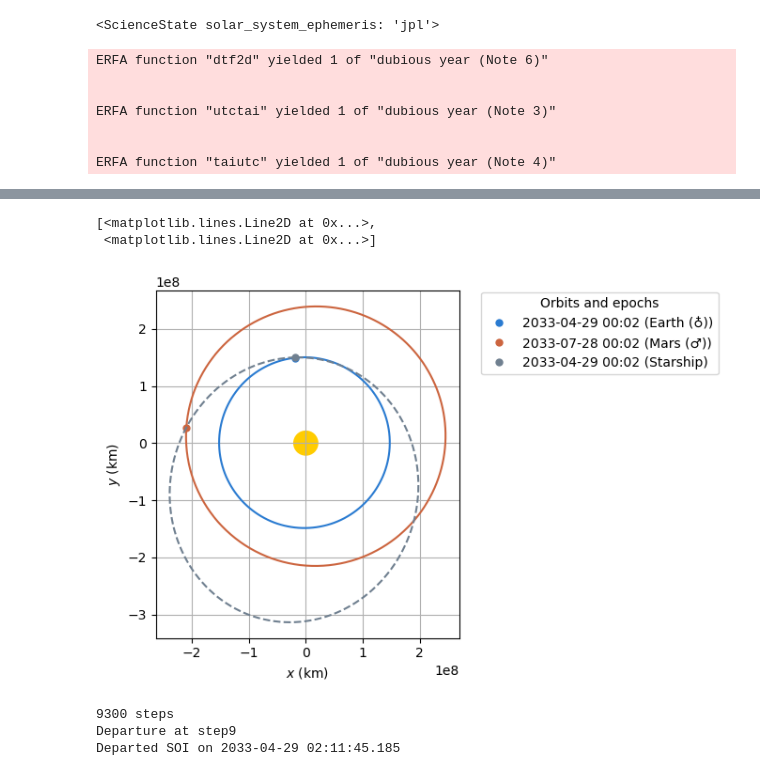
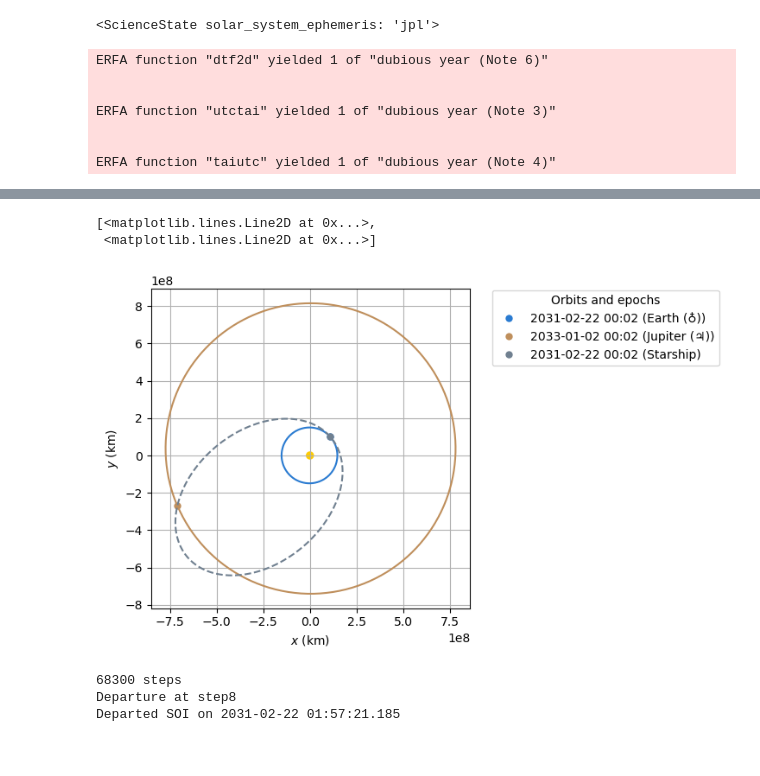
Before and after one commit to jackSN8/mars-3-months, a Jupyter notebook: trajectories/general_trajectory.ipynb, the cells around one changed output, grey strips where cells are left out. Saved outputs shown, nothing was run; the diff lists cells and outputs as text; code cells hidden in the pictures.

```diff
--- a/trajectories/general_trajectory.ipynb
+++ b/trajectories/general_trajectory.ipynb
@@ -43,7 +43,7 @@ solar_system_ephemeris.set("jpl")
 
 #launch from body_1 to body_2
 body_1 = Earth
-body_2 = Mars
+body_2 = Jupiter
 
 
 #starship specs
@@ -61,10 +61,10 @@ boiloff = 0#0
 
 
 #solve for a minimum ejection DV given a time period
-transitTime = 90*u.day
+transitTime = 680*u.day
 resolution = 1*u.day
-start_date = time.Time("2032-02-15 00:01", scale="utc").tdb
-end_date = time.Time("2034-02-17 00:01", scale="utc").tdb
+start_date = time.Time("2030-02-15 00:01", scale="utc").tdb
+end_date = time.Time("2032-02-17 00:01", scale="utc").tdb
 
 ephem_1 = Ephem.from_body(body_1, time_range(start_date, end=end_date+transitTime))
 ephem_2 = Ephem.from_body(body_2, time_range(start_date, end=end_date+transitTime))
@@ -133,6 +133,6 @@ arrival at Mars (♂) on 2033-07-28 00:02:09.185
 [<matplotlib.lines.Line2D at 0x...>,
  <matplotlib.lines.Line2D at 0x...>]
-[figure, old version]
+[figure, new version]
 # %%
 #calculate total boiloff during trip
 starship_albedo = 0.1
@@ -171,9 +171,9 @@ for i in range(steps):
 
 print(f"Departed SOI on {soi_change_point}")
 # %% [output]
-9300 steps
-Departure at step9
-Departed SOI on 2033-04-29 02:11:45.185
+68300 steps
+Departure at step8
+Departed SOI on 2031-02-22 01:57:21.185
 # %%
 ss_final = lowest_orb.propagate(soi_change_point-date_launch)
 
```
Also changed, not shown: parts of 4 cells of this notebook, 8 other files.
